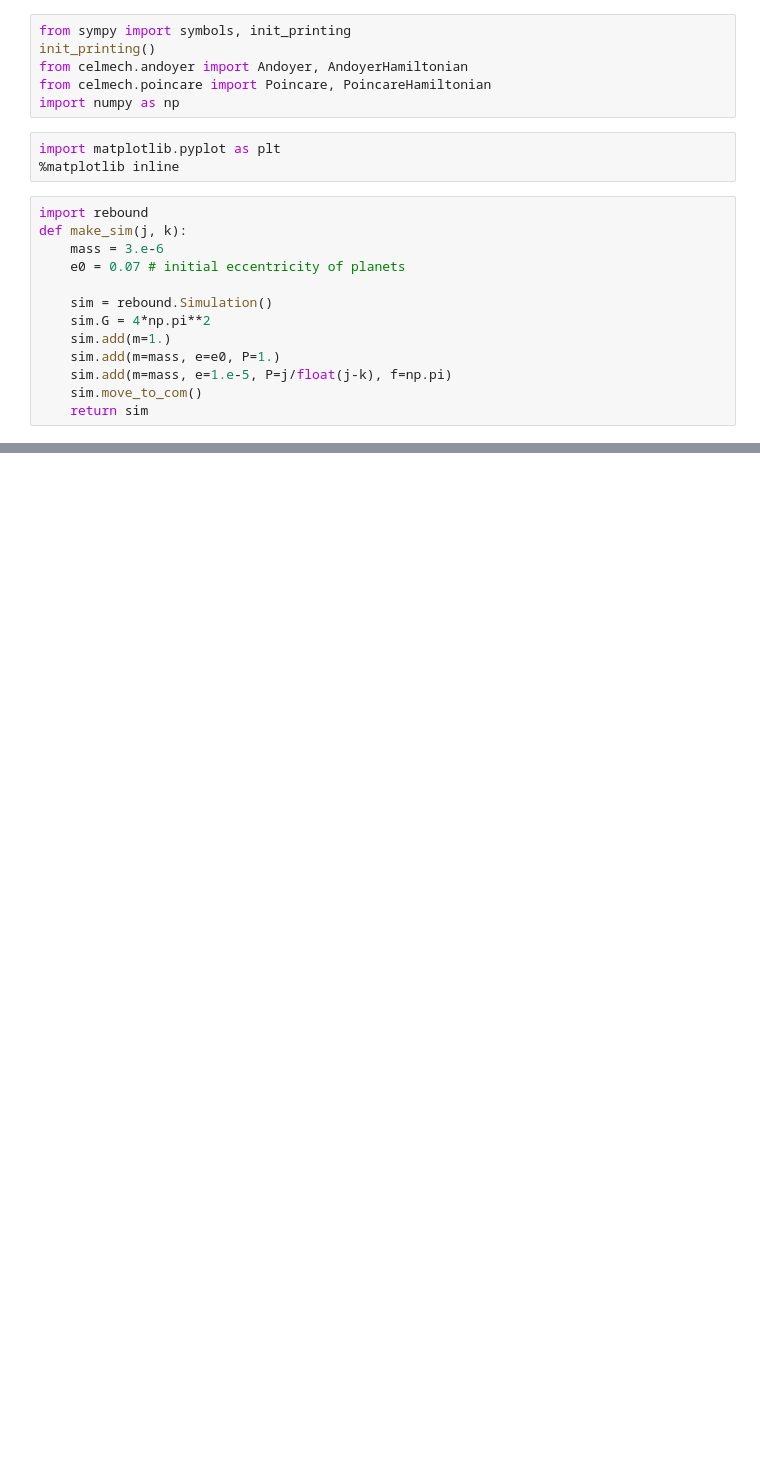
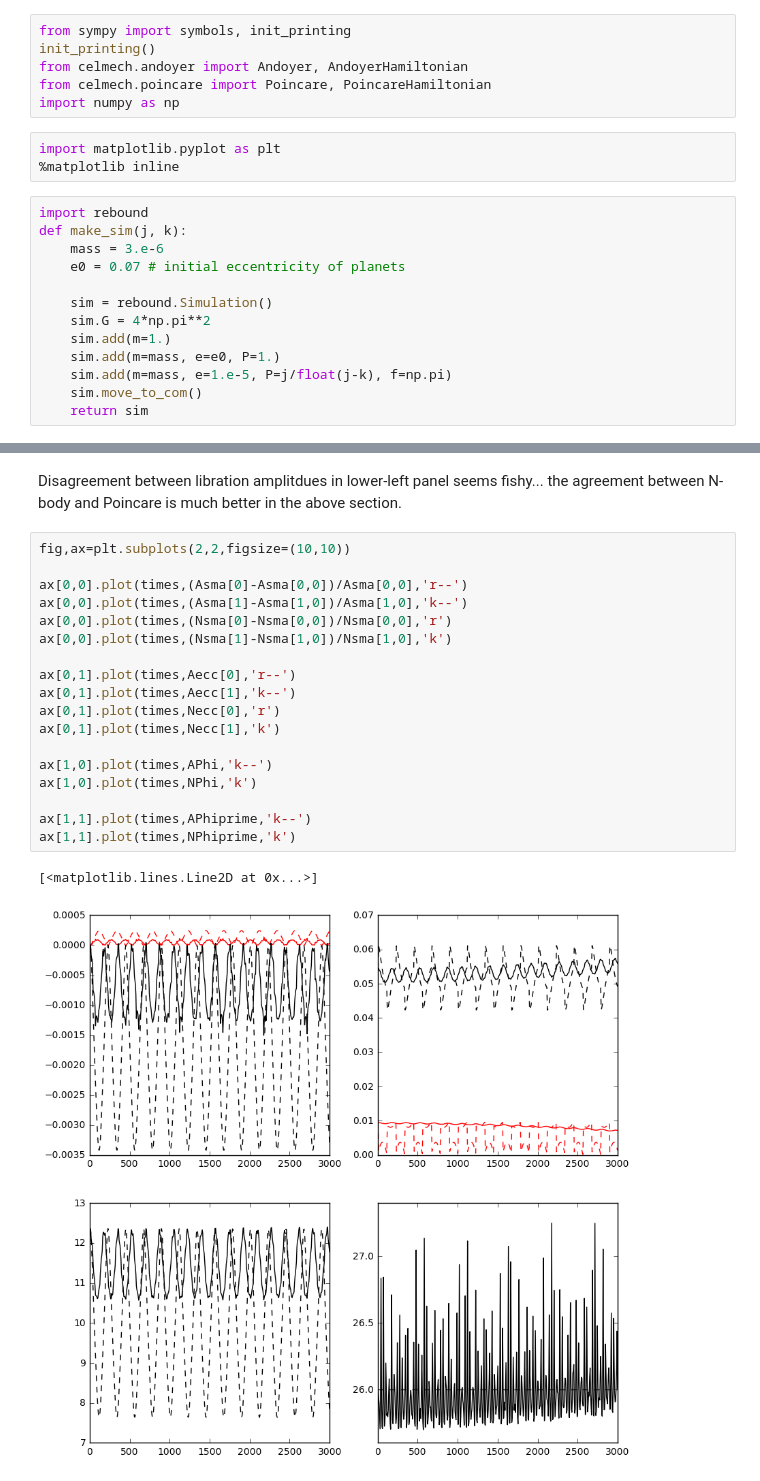
Before and after one commit to shadden/celmech, a Jupyter notebook: jupyter_examples/Compare_Numerical_Poincare_Andoyer_Methods.ipynb, the cells around one changed output, grey strips where cells are left out. Cells and saved outputs as stored; diff of their text form; blank space fills up the shorter version.

```diff
--- a/jupyter_examples/Compare_Numerical_Poincare_Andoyer_Methods.ipynb
+++ b/jupyter_examples/Compare_Numerical_Poincare_Andoyer_Methods.ipynb
@@ -120,0 +251,23 @@ ax[1,1].plot(times,NPhiprime,'k')
+# %% [markdown]
+Disagreement between libration amplitdues in lower-left panel seems fishy... the agreement between N-body and Poincare is much better in the above section.
+# %%
+fig,ax=plt.subplots(2,2,figsize=(10,10))
+
+ax[0,0].plot(times,(Asma[0]-Asma[0,0])/Asma[0,0],'r--')
+ax[0,0].plot(times,(Asma[1]-Asma[1,0])/Asma[1,0],'k--')
+ax[0,0].plot(times,(Nsma[0]-Nsma[0,0])/Nsma[0,0],'r')
+ax[0,0].plot(times,(Nsma[1]-Nsma[1,0])/Nsma[1,0],'k')
+
+ax[0,1].plot(times,Aecc[0],'r--')
+ax[0,1].plot(times,Aecc[1],'k--')
+ax[0,1].plot(times,Necc[0],'r')
+ax[0,1].plot(times,Necc[1],'k')
+
+ax[1,0].plot(times,APhi,'k--')
+ax[1,0].plot(times,NPhi,'k')
+
+ax[1,1].plot(times,APhiprime,'k--')
+ax[1,1].plot(times,NPhiprime,'k')
+# %% [output]
+[<matplotlib.lines.Line2D at 0x...>]
+[figure, added]
```
Also changed, not shown: parts of 7 cells of this notebook, 1 other file.
